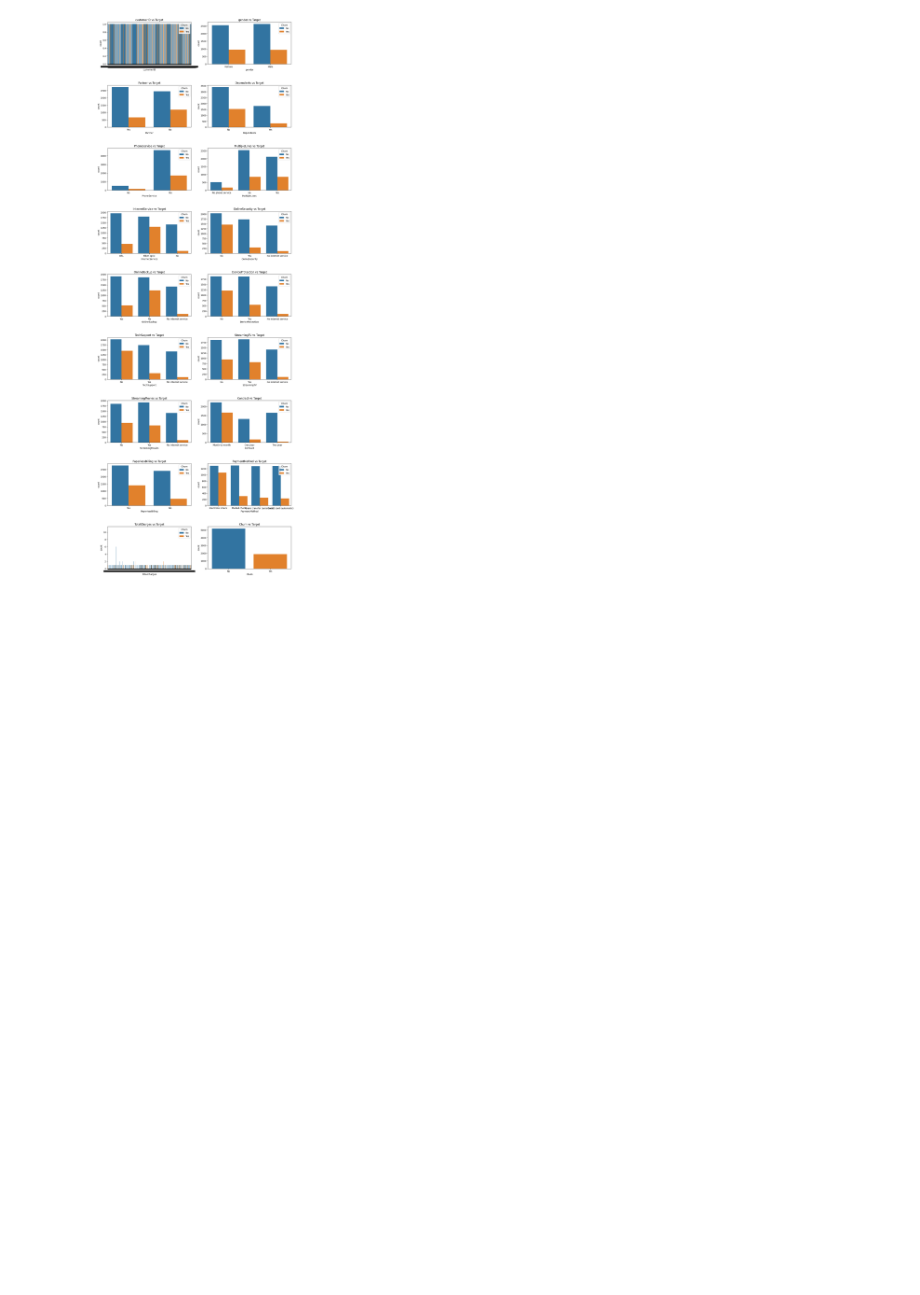
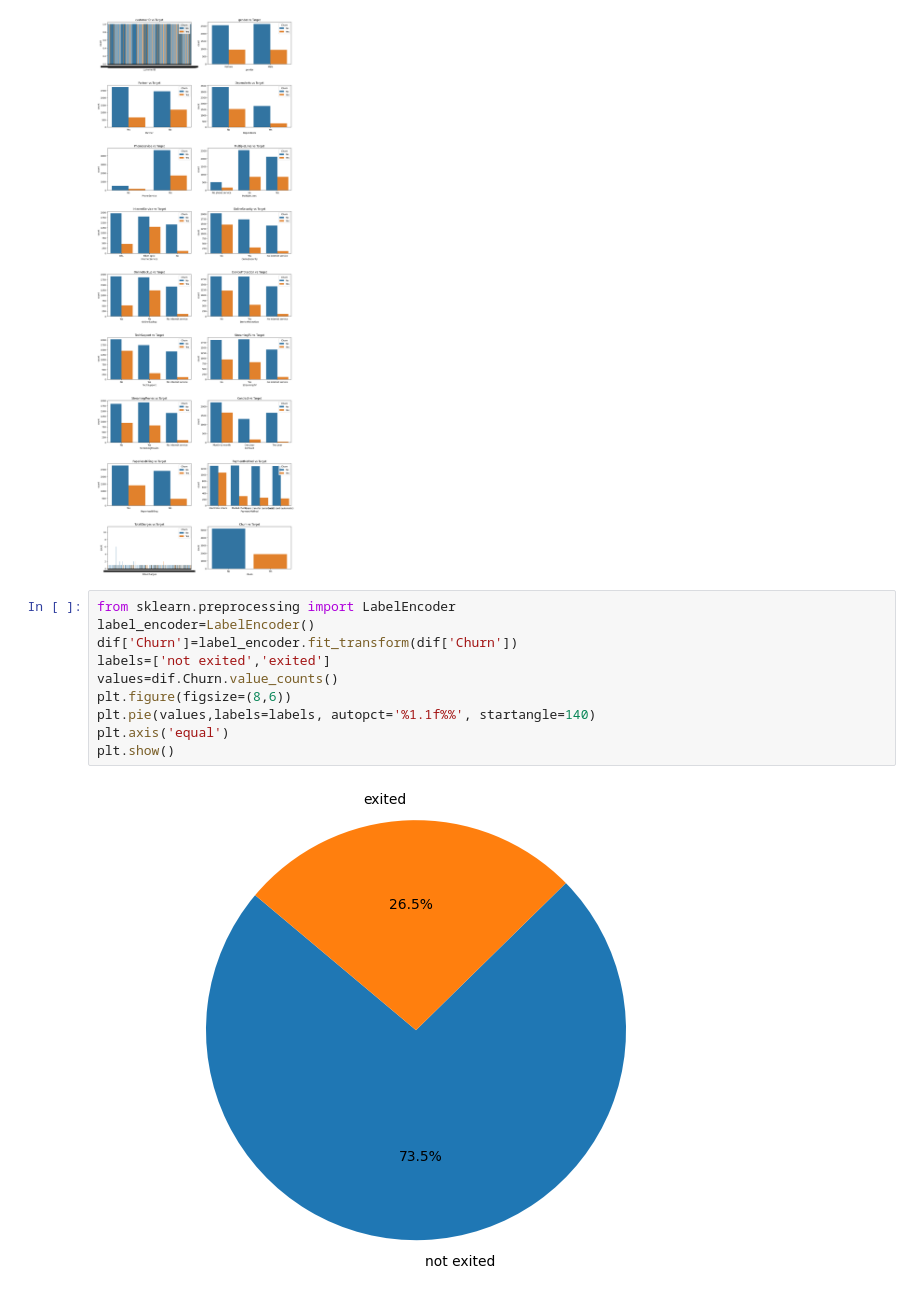
Before and after one commit to Morurifaith/Churn, a Jupyter notebook: churn.ipynb, the cells around one changed output. Cells and saved outputs as stored; diff of their text form; blank space fills up the shorter version.

Commit message:
more charts

```diff
--- a/churn.ipynb
+++ b/churn.ipynb
@@ -127,3 +127,15 @@ if len(col) % 2 != 0:
 plt.show()
 # %% [output]
 [figure]
+# %%
+from sklearn.preprocessing import LabelEncoder
+label_encoder=LabelEncoder()
+dif['Churn']=label_encoder.fit_transform(dif['Churn'])
+labels=['not exited','exited']
+values=dif.Churn.value_counts()
+plt.figure(figsize=(8,6))
+plt.pie(values,labels=labels, autopct='%1.1f%%', startangle=140)
+plt.axis('equal')
+plt.show()
+# %% [output]
+[figure, added]
```
Also changed, not shown: parts of 5 cells of this notebook.
